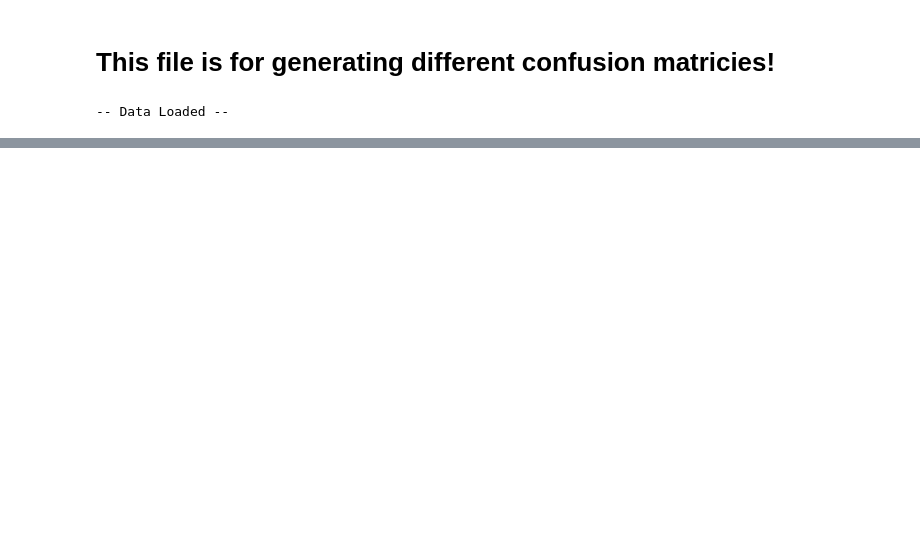
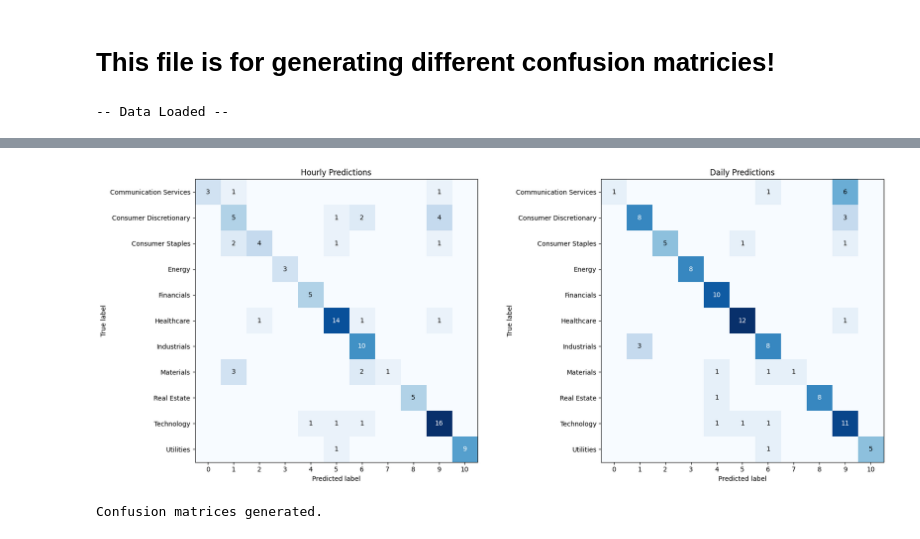
Before and after one commit to rustadadam/PF-GAP, a Jupyter notebook: experiments/visuals/confusion_matrix.ipynb, the cells around one changed output, grey strips where cells are left out. Saved outputs shown, nothing was run; the diff lists cells and outputs as text; code cells hidden in the pictures; blank space fills up the shorter version.

```diff
--- a/experiments/visuals/confusion_matrix.ipynb
+++ b/experiments/visuals/confusion_matrix.ipynb
@@ -40,0 +128,9 @@ print("-- Data Loaded --")
+# %%
+run_experiment(get_rfgap_pred,
+               X_train_hourly, y_train_hourly, X_test_hourly, static_train_hourly, static_test_hourly,
+               X_train_daily, y_train_daily, X_test_daily, static_train_daily, static_test_daily,
+               #n_estimators=1000, max_depth=10, min_samples_split=2, min_samples_leaf=1
+               )
+# %% [output]
+[figure, added]
+Confusion matrices generated.
```
Also changed, not shown: parts of 3 cells of this notebook.
